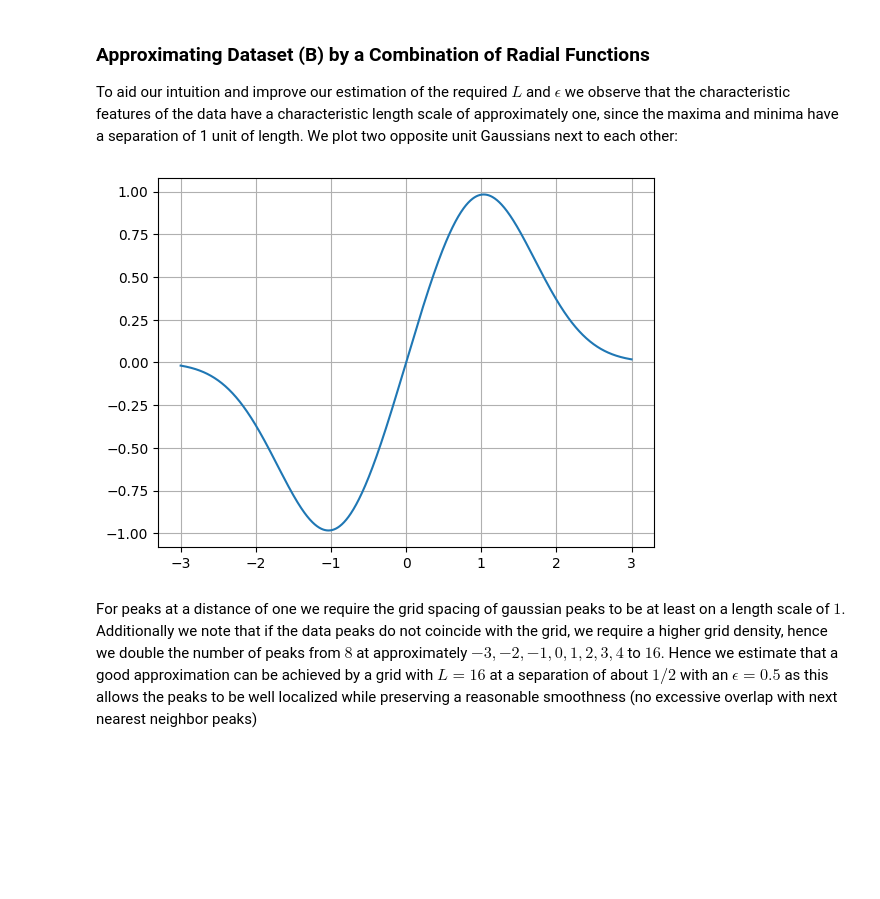
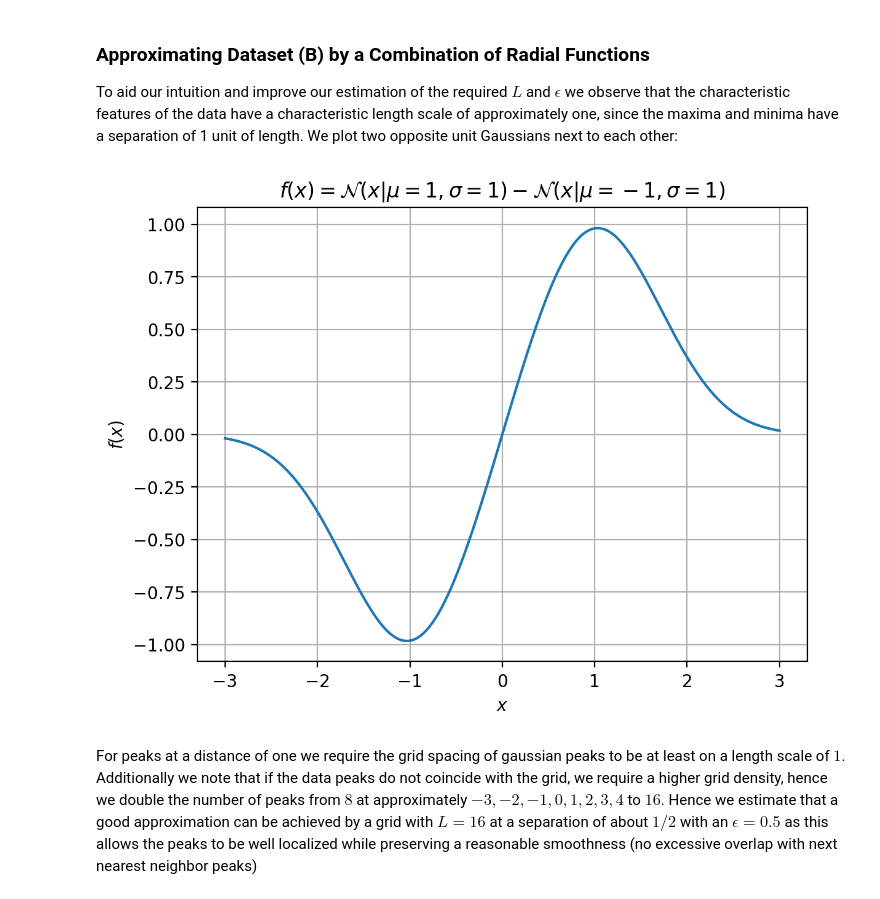
Before and after one commit to Erfan-Mashayekh/MLCMS, a Jupyter notebook: Exercise5/Ex5.ipynb, the cells around one changed output. Drawn from its saved outputs; the diff is of its cells as text; code cells hidden in the pictures; blank space fills up the shorter version.

Commit message:
implement save figure functionality, start task4

```diff
--- a/Exercise5/Ex5.ipynb
+++ b/Exercise5/Ex5.ipynb
@@ -7,6 +7,9 @@ import matplotlib.pyplot as plt
 from utils import *
 
 DATA_PATH = "./data/"
+FIGURE_PATH = "figures/"
+
+plt.rcParams['figure.dpi'] = 200
 
 %load_ext autoreload
 %autoreload 2
@@ -65,10 +70,14 @@ To aid our intuition and improve our estimation of the required $L$ and $\epsilo
 # %%
 x_gaussian_plot = np.linspace(-3, 3, 1000)
 G = np.exp(-(x_gaussian_plot-1)**2) - np.exp(-(x_gaussian_plot+1)**2)
 plt.plot(x_gaussian_plot, G)
 plt.grid(True)
+plt.title(r"$f(x) = \mathcal{N}(x| \mu = 1, \sigma = 1) - \mathcal{N}(x| \mu = -1, \sigma = 1)$")
+plt.xlabel(r"$x$")
+plt.ylabel(r"$f(x)$")
+plt.savefig(FIGURE_PATH + "T1_two_gaussians.png", bbox_inches='tight')
 # %% [output]
-[figure, old version]
+[figure, new version]
 # %% [markdown]
 For peaks at a distance of one we require the grid spacing of gaussian peaks to be at least on a length scale of $1$. Additionally we note that if the data peaks do not coincide with the grid, we require a higher grid density, hence we double the number of peaks from $8$ at approximately $-3, -2, -1, 0, 1, 2, 3, 4$ to $16$.
 Hence we estimate that a good approximation can be achieved by a grid with $L = 16$ at a separation of about $1/2$ with an $\epsilon = 0.5$ as this allows the peaks to be well localized while preserving a reasonable smoothness (no excessive overlap with next nearest neighbor peaks)
```
Also changed, not shown: parts of 11 cells of this notebook, 2 other files.
